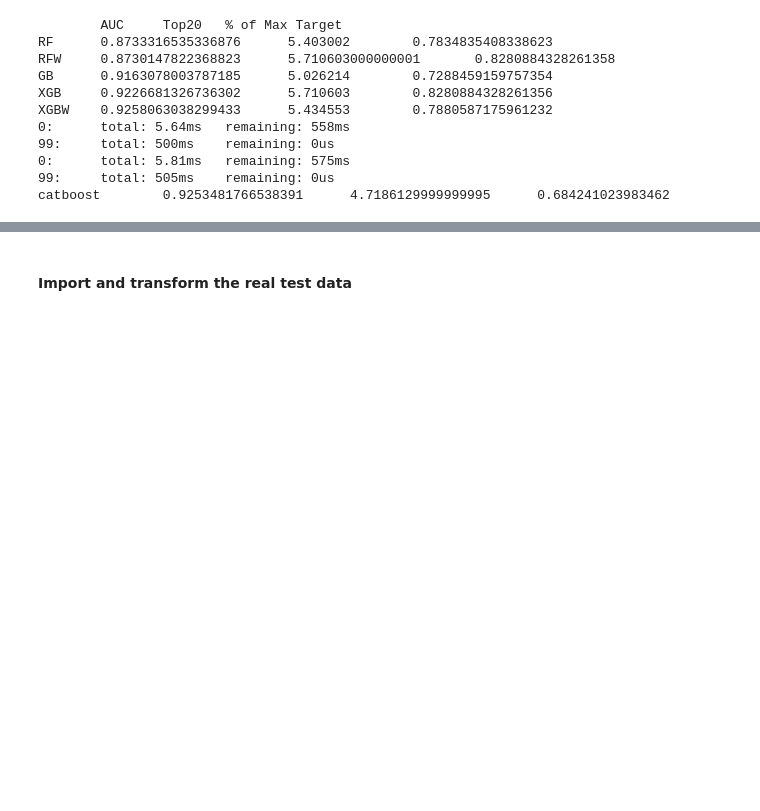
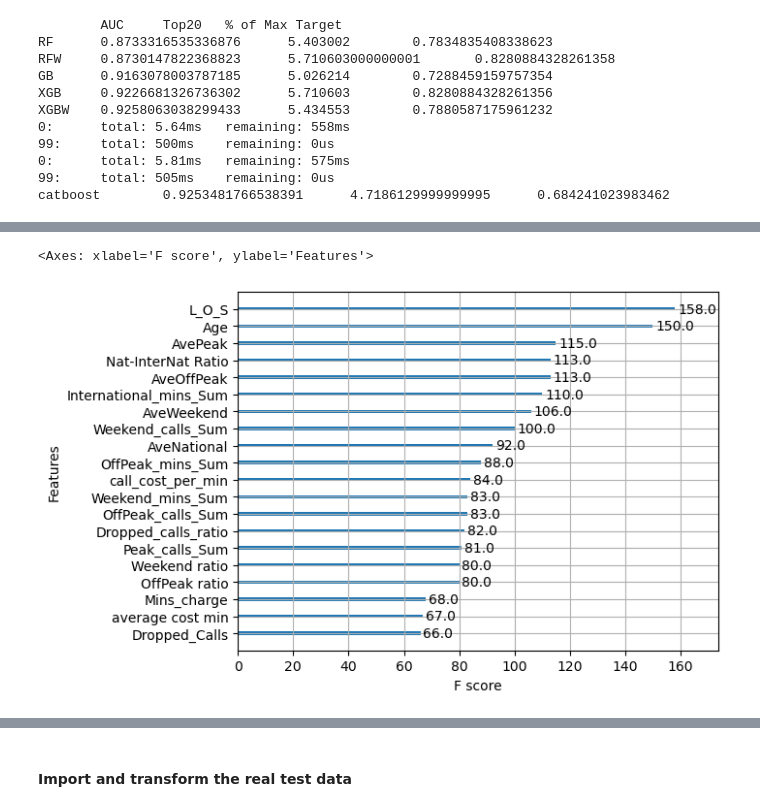
Before and after one commit to WardDeb/Advanced_analytics_KUL, a Jupyter notebook: assignment_1/Assignment1.ipynb, the cells around one changed output, grey strips where cells are left out. Saved outputs shown, nothing was run; the diff lists cells and outputs as text; code cells hidden in the pictures; blank space fills up the shorter version.

```diff
--- a/assignment_1/Assignment1.ipynb
+++ b/assignment_1/Assignment1.ipynb
@@ -164,6 +164,14 @@ final_pipeline = Pipeline([
 
 X_train = final_pipeline.fit_transform(X_train)
 X_test= final_pipeline.transform(X_test)
+# %%
+#Save features names for feature improtance later in analysis
+features = final_pipeline.named_steps["columns"].transformers_[1][1].named_steps["OneHot"].feature_names_in_
+features_cat = final_pipeline.named_steps["columns"].transformers_[1][1].named_steps["OneHot"].get_feature_names_out(features)
+# %%
+features_cts =final_pipeline.named_steps["columns"].transformers_[0][2]
+# %%
+feature_names = features_cts+ features_cat.tolist()
 # %% [markdown]
 <h4> Print out the maximum possible value for top 20 score
 # %%
@@ -314,3 +322,9 @@ XGBW    0.9258063038299433      5.434553        0.7880587175961232
 0:      total: 5.81ms   remaining: 575ms
 99:     total: 505ms    remaining: 0us
 catboost        0.9253481766538391      4.7186129999999995      0.684241023983462
+# %%
+#Feature importance of the XGB model
+model_reg=XGBClassifier(scale_pos_weight=6,learning_rate=0.3)
+model_reg.fit(X_train, y_train)
+model_high=XGBClassifier(scale_pos_weight=6,learning_rate=0.3)
+model_high.fit(X_train_high, y_train_high)  #Fit model to high value target
@@ -316,0 +349,10 @@ catboost        0.9253481766538391      4.7186129999999995      0.68424102398346
+# %%
+from numpy import loadtxt
+from xgboost import XGBClassifier
+from xgboost import plot_importance
+from matplotlib import pyplot
+model_reg.get_booster().feature_names = feature_names
+plot_importance(model_reg,  max_num_features=20,  title="")
+# %% [output]
+<Axes: xlabel='F score', ylabel='Features'>
+[figure, added]
```
Also changed, not shown: parts of 3 cells of this notebook, 2 other files.
